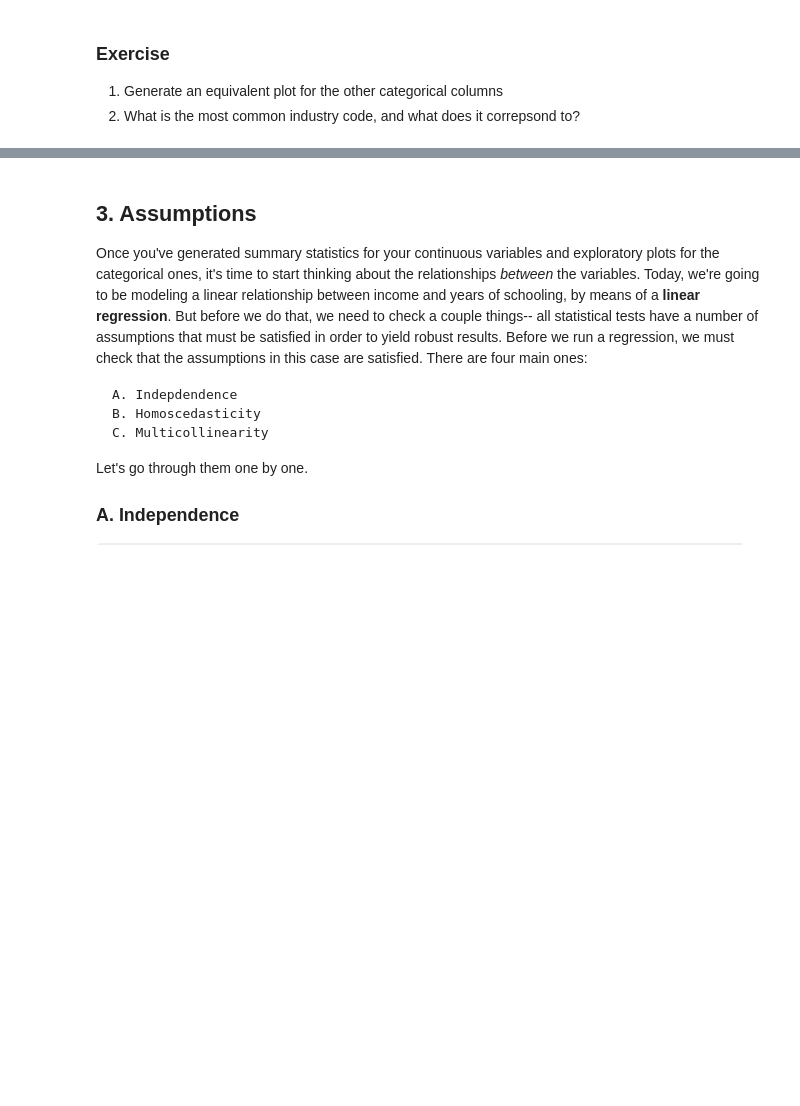
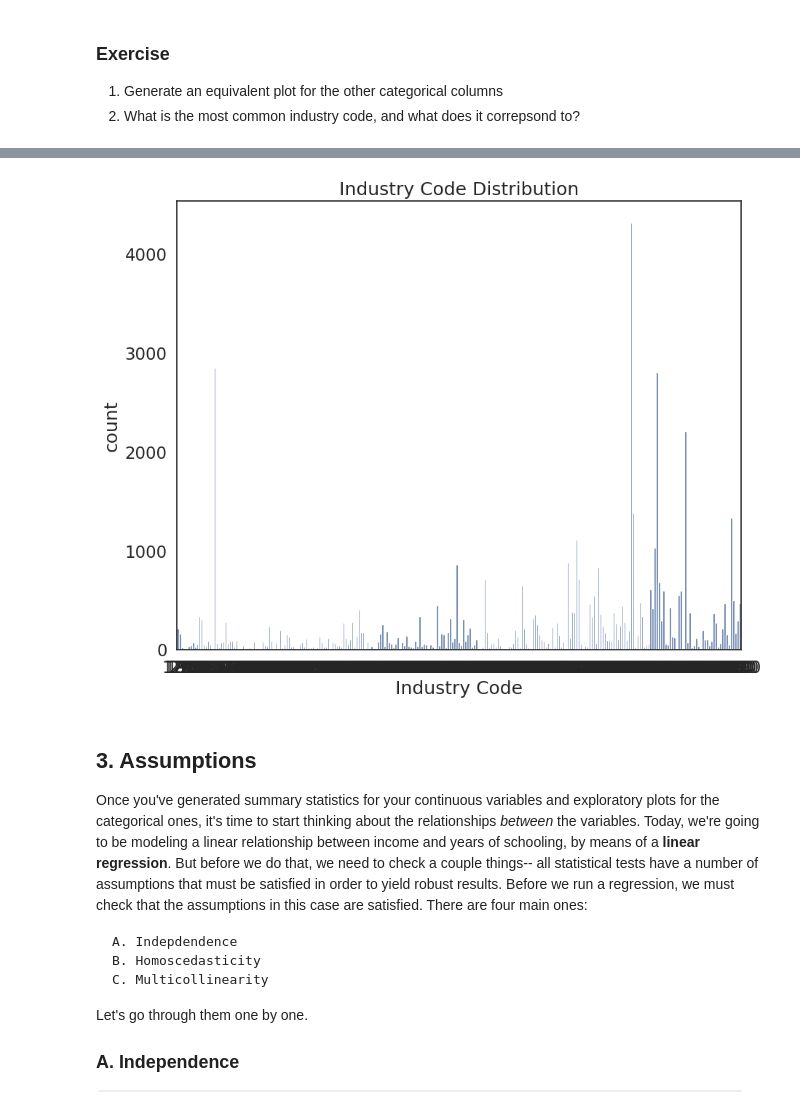
Before and after one commit to ecenazkaya/QM2, a Jupyter notebook: notebooks/W07. Linear Regression.ipynb, the cells around one changed output, grey strips where cells are left out. Saved outputs shown, nothing was run; the diff lists cells and outputs as text; code cells hidden in the pictures; blank space fills up the shorter version.

```diff
--- a/notebooks/W07. Linear Regression.ipynb
+++ b/notebooks/W07. Linear Regression.ipynb
@@ -163,3 +172,18 @@ plt.show() # show the plot
+# %%
+sns.countplot(data=reg_df, x='ind')
+plt.title('Industry Code Distribution')
+plt.xlabel('Industry Code')
+# No need to change x-axis labels here, as they are numerical codes
+
+# Find the most common industry code and display it on the plot
+most_common_ind = reg_df['ind'].mode()[0]
+plt.annotate(f"Most Common: {most_common_ind}",
+             xy=(most_common_ind, 0),
+             xytext=(most_common_ind, 2000),  # Adjust position as needed
+             arrowprops=dict(arrowstyle="->"))
+plt.show()
+# %% [output]
+[figure, added]
 # %% [markdown]
 ## 3. Assumptions
 
```
Also changed, not shown: parts of 12 cells of this notebook.
